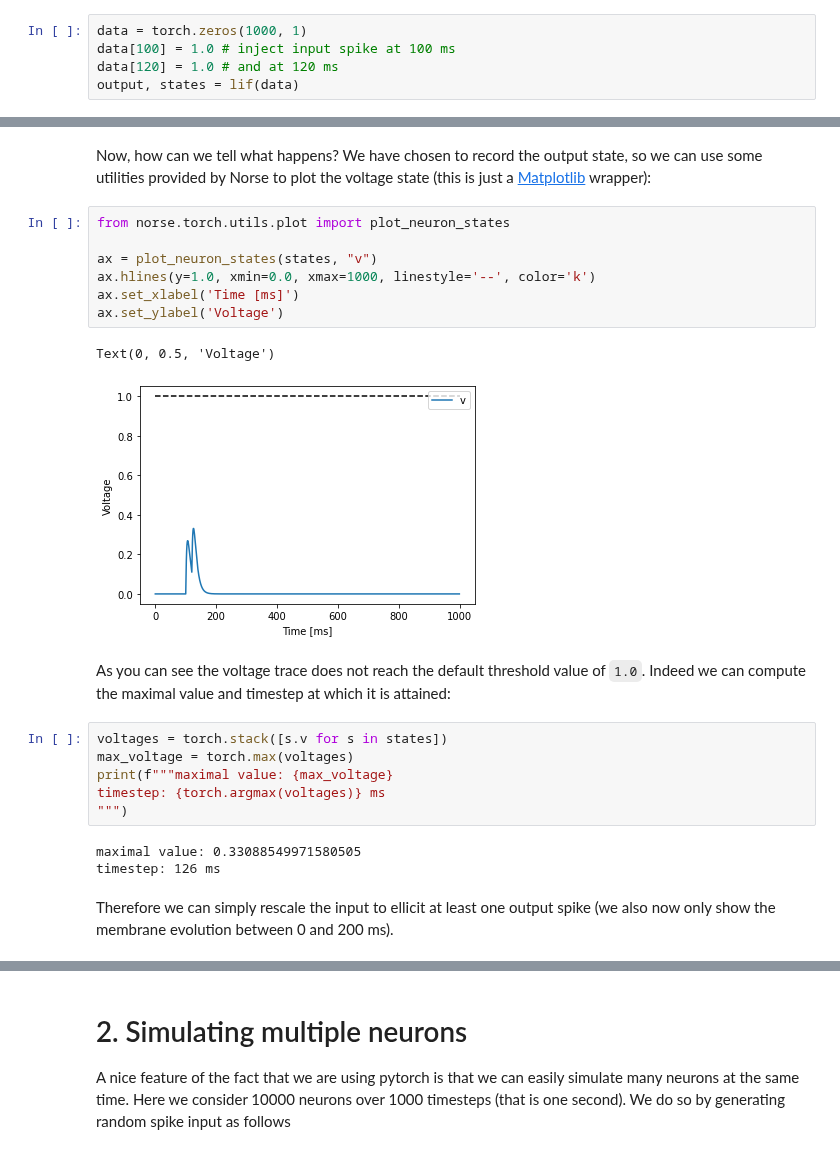
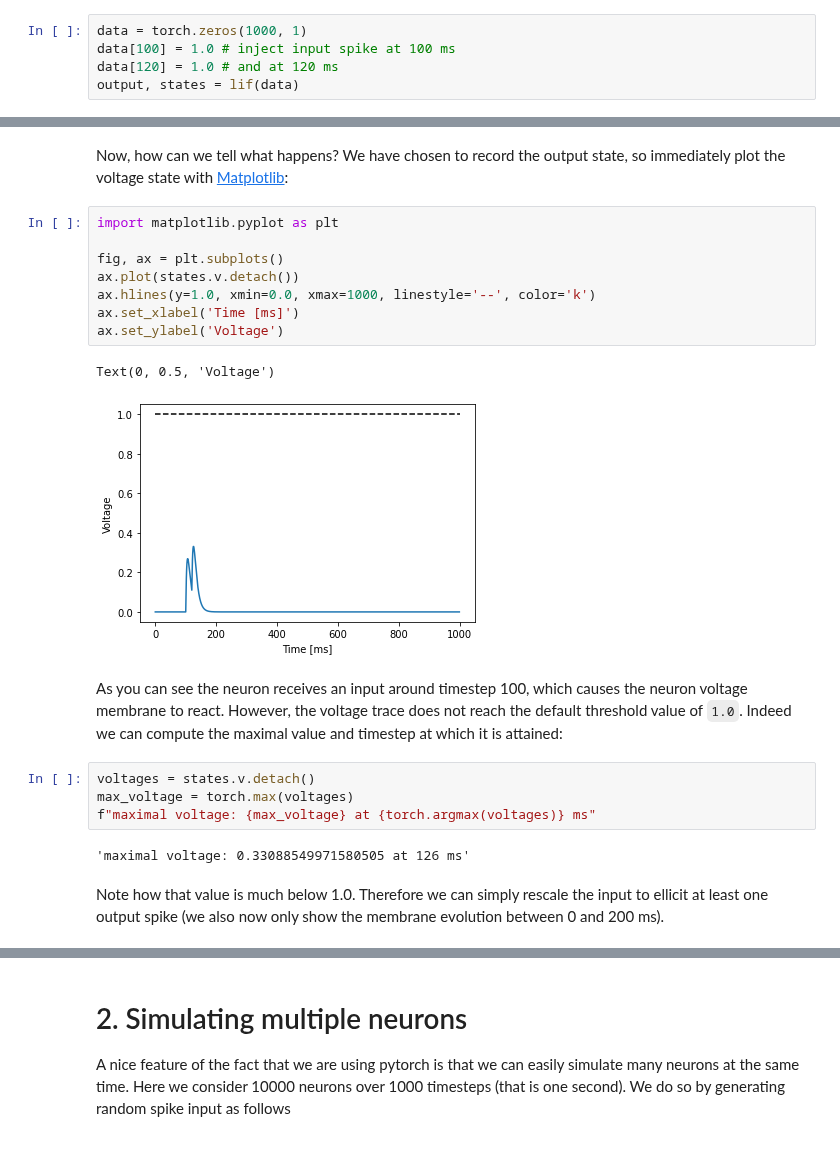
Before and after one commit to norse/notebooks, a Jupyter notebook: intro_plotting.ipynb, the cells around one changed output, grey strips where cells are left out. Saved outputs shown, nothing was run; the diff lists cells and outputs as text.

Commit message:
Defaulted to matplotlib

````diff
--- a/intro_plotting.ipynb
+++ b/intro_plotting.ipynb
@@ -45,27 +53,27 @@ output, states = lif(data)
 # %% [markdown]
-Now, how can we tell what happens? We have chosen to record the output state, so we can use some utilities provided by Norse to plot the voltage state (this is just a [Matplotlib](https://matplotlib.org/) wrapper):
+Now, how can we tell what happens? We have chosen to record the output state, so immediately plot the voltage state with [Matplotlib](https://matplotlib.org/):
 # %%
-from norse.torch.utils.plot import plot_neuron_states
+import matplotlib.pyplot as plt
 
-ax = plot_neuron_states(states, "v")
+fig, ax = plt.subplots()
+ax.plot(states.v.detach())
 ax.hlines(y=1.0, xmin=0.0, xmax=1000, linestyle='--', color='k')
 ax.set_xlabel('Time [ms]')
 ax.set_ylabel('Voltage')
 # %% [output]
 Text(0, 0.5, 'Voltage')
-[figure, old version]
+[figure, new version]
 # %% [markdown]
-As you can see the voltage trace does not reach the default threshold value of ```1.0```. Indeed we can compute the maximal value and timestep at which it is attained:
+As you can see the neuron receives an input around timestep 100, which causes the neuron voltage membrane to react.
+However, the voltage trace does not reach the default threshold value of ```1.0```. Indeed we can compute the maximal value and timestep at which it is attained:
 # %%
-voltages = torch.stack([s.v for s in states])
+voltages = states.v.detach()
 max_voltage = torch.max(voltages)
-print(f"""maximal value: {max_voltage}
-timestep: {torch.argmax(voltages)} ms
-""")
+f"maximal voltage: {max_voltage} at {torch.argmax(voltages)} ms"
 # %% [output]
-maximal value: 0.33088549971580505
-timestep: 126 ms
+'maximal voltage: 0.33088549971580505 at 126 ms'
 # %% [markdown]
+Note how that value is much below 1.0.
 Therefore we can simply rescale the input to ellicit at least one output spike (we also now only show the membrane evolution between 0 and 200 ms).
 # %%
 scaled_data = 1.001 * (data / max_voltage) # rescale data according to max voltage + some headroom just computed
````
Also changed, not shown: parts of 18 cells of this notebook, 6 other files.
